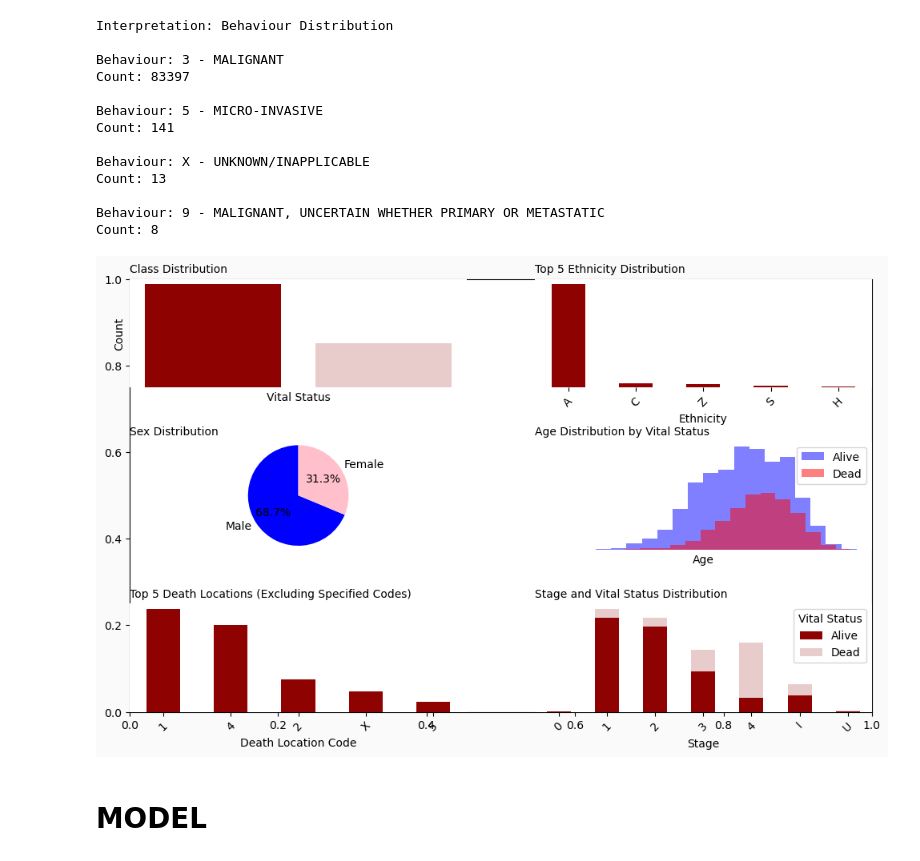
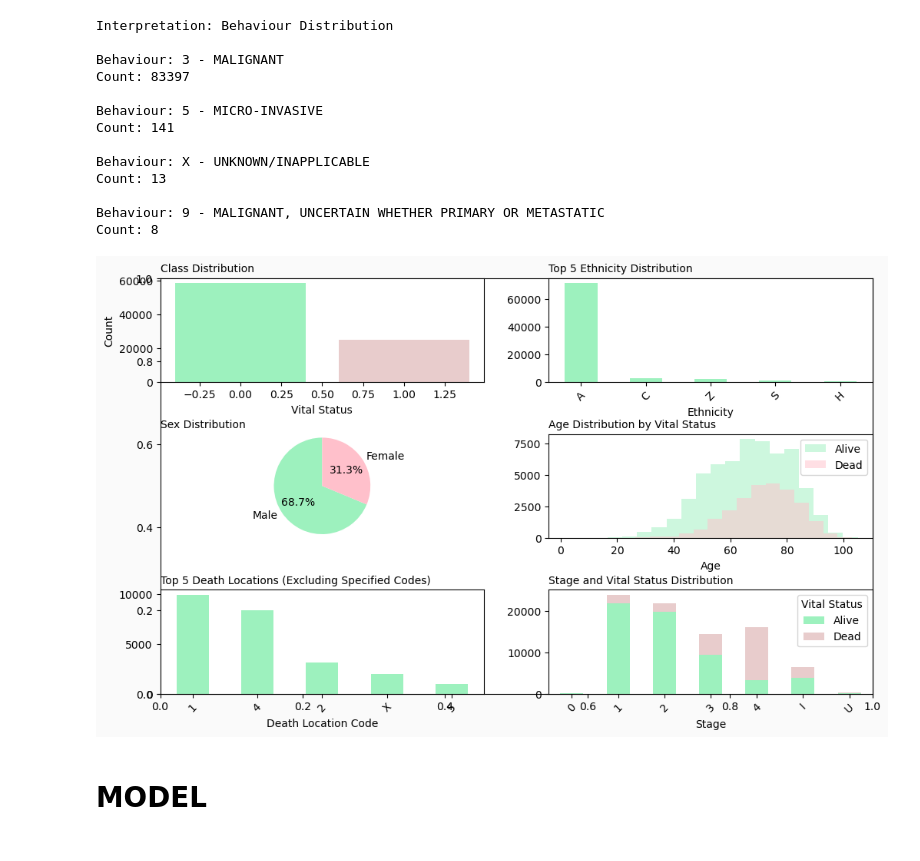
Before and after one commit to ADEYEMIBolaji/BIP_kaggle_challenge, a Jupyter notebook: bip-challenge-group-12.ipynb, the cells around one changed output. Saved outputs shown, nothing was run; the diff lists cells and outputs as text; code cells hidden in the pictures.

```diff
--- a/bip-challenge-group-12.ipynb
+++ b/bip-challenge-group-12.ipynb
@@ -1801,10 +1801,10 @@ Description: OTHER
 Number of Deaths: 1003
 # %%
 # Extract years from the Diagnosis Date column
-data['DIAGNOSISYEAR'] = data['DIAGNOSISDATEBEST']
+data['DIAGNOSISDATEBEST'] = data['DIAGNOSISDATEBEST']
 
 # Diagnosis Year Trend Visualization as a Line Chart
-diagnosis_year_counts = data['DIAGNOSISYEAR'].value_counts().sort_index()
+diagnosis_year_counts = data['DIAGNOSISDATEBEST'].value_counts().sort_index()
 diagnosis_year_counts.plot(kind='line', marker='o', figsize=(10, 6))
 plt.title('Diagnosis Year Trend')
 plt.xlabel('Diagnosis Year')
@@ -1921,74 +1921,61 @@ axs = [
     [fig.add_subplot(gs[1, 0]), fig.add_subplot(gs[1, 1])],
     [fig.add_subplot(gs[2, 0]), fig.add_subplot(gs[2, 1])]
 ]
-
-# Remove all axis labels and ticks
-for ax_row in axs:
-    for ax in ax_row:
-        ax.set_xticks([])
-        ax.set_yticks([])
-        ax.set_xlabel('')
-        ax.set_ylabel('')
-        ax.spines['top'].set_visible(False)
-        ax.spines['right'].set_visible(False)
-        ax.spines['bottom'].set_visible(False)
-        ax.spines['left'].set_visible(False)
-
 # Class Distribution Visualization
-axs[0][0].bar(class_counts.index, class_counts.values, color=['#8e0201', '#e8cccc'])
+axs[0][0].bar(class_counts.index, class_counts.values, color=['#9DF1BE', '#e8cccc'])
 axs[0][0].set_title('Class Distribution', fontsize=10, loc='left')
 axs[0][0].set_xlabel('Vital Status')
 axs[0][0].set_ylabel('Count')
 
 # Top 5 Ethnicity Distribution
-top_ethnicities.plot(kind='bar', ax=axs[0][1], color='#8e0201')
+top_ethnicities.plot(kind='bar', ax=axs[0][1], color='#9DF1BE')
 axs[0][1].set_title('Top 5 Ethnicity Distribution', fontsize=10, loc='left')
 axs[0][1].set_xlabel('Ethnicity')
 # axs[0][1].set_ylabel('Count')
 axs[0][1].tick_params(axis='x', rotation=45)
 
 # Sex Distribution as a Pie Chart
-axs[1][0].pie(sex_counts, labels=sex_labels, autopct='%1.1f%%', startangle=90, colors=['blue', 'pink'])
+axs[1][0].pie(sex_counts, labels=sex_labels, autopct='%1.1f%%', startangle=90, colors=['#9DF1BE', 'pink'])
 axs[1][0].set_title('Sex Distribution', fontsize=10, loc='left')
 axs[1][0].axis('equal')
 
 # Age Distribution by Vital Status
 alive_data = data[data['NEWVITALSTATUS'] == 0]
 dead_data = data[data['NEWVITALSTATUS'] == 1]
-axs[1][1].hist(alive_data['AGE'], bins=20, alpha=0.5, label='Alive', color='blue')
-axs[1][1].hist(dead_data['AGE'], bins=20, alpha=0.5, label='Dead', color='red')
+axs[1][1].hist(alive_data['AGE'], bins=20, alpha=0.5, label='Alive', color='#9DF1BE')
+axs[1][1].hist(dead_data['AGE'], bins=20, alpha=0.5, label='Dead', color='pink')
 axs[1][1].set_title('Age Distribution by Vital Status', fontsize=10, loc='left')
 axs[1][1].set_xlabel('Age')
 # axs[1][1].set_ylabel('Count')
 axs[1][1].legend()
 
 
 # Excluding specific death location codes
 excluded_codes = ['A']  # Add any codes you want to exclude here
 filtered_data = data[~data['DEATHLOCATIONCODE'].isin(excluded_codes)]
 top_death_locations = filtered_data['DEATHLOCATIONCODE'].value_counts().head(5)
-top_death_locations.plot(kind='bar', ax=axs[2][0], color='#8e0201')
+top_death_locations.plot(kind='bar', ax=axs[2][0], color='#9DF1BE')
 axs[2][0].set_title('Top 5 Death Locations (Excluding Specified Codes)', fontsize=10, loc='left')
 axs[2][0].set_xlabel('Death Location Code')
 # axs[2][0].set_ylabel('Count')
 axs[2][0].tick_params(axis='x', rotation=45)
 
 # Stage and Vital Status Distribution
-stage_vital_status_counts.plot(kind='bar', stacked=True, figsize=(10, 6), ax=axs[2][1], color=['#8e0201', '#e8cccc'])
+stage_vital_status_counts.plot(kind='bar', stacked=True, figsize=(10, 6), ax=axs[2][1], color=['#9DF1BE', '#e8cccc'])
 axs[2][1].set_title('Stage and Vital Status Distribution', fontsize=10, loc='left')
 axs[2][1].set_xlabel('Stage')
 # axs[2][1].set_ylabel('Count')
 axs[2][1].tick_params(axis='x', rotation=45)
 axs[2][1].legend(title='Vital Status', labels=['Alive', 'Dead'])
 
 
 # Adjust spacing between subplots
 fig.tight_layout()
 
 # Display the Dashboard
 plt.show()
 # %% [output]
-[figure, old version]
+[figure, new version]
 # %% [markdown]
 # MODEL
 # %% [markdown]
```
Also changed, not shown: parts of 2 cells of this notebook.
